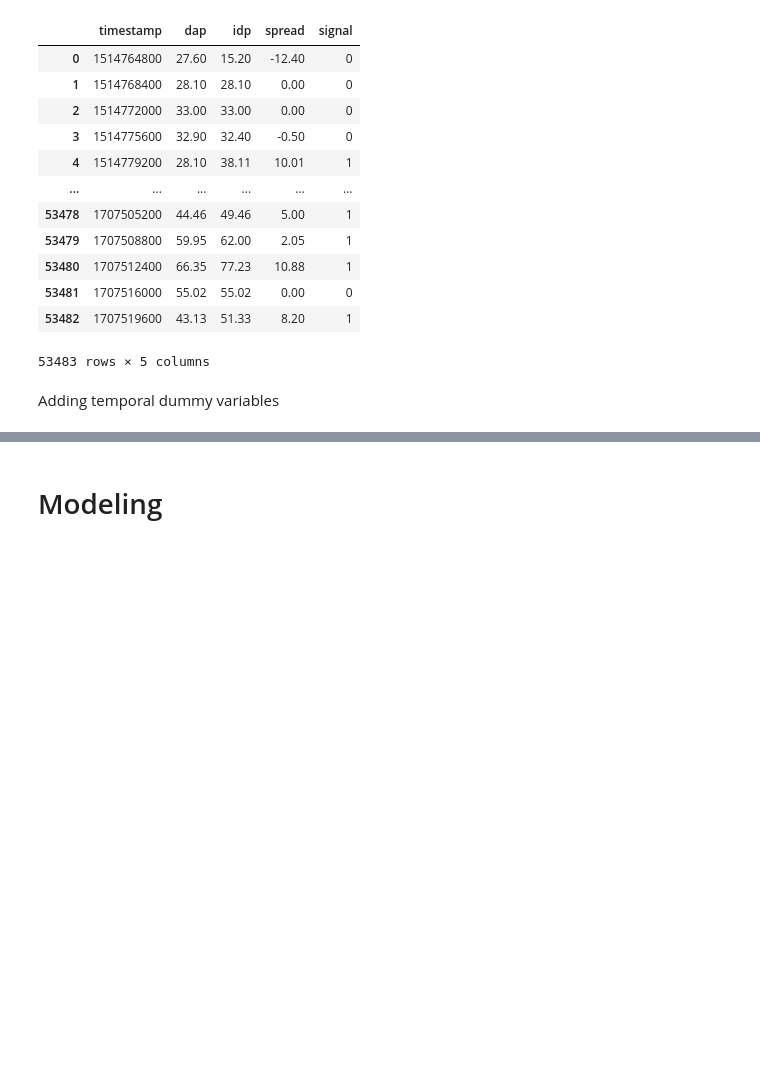
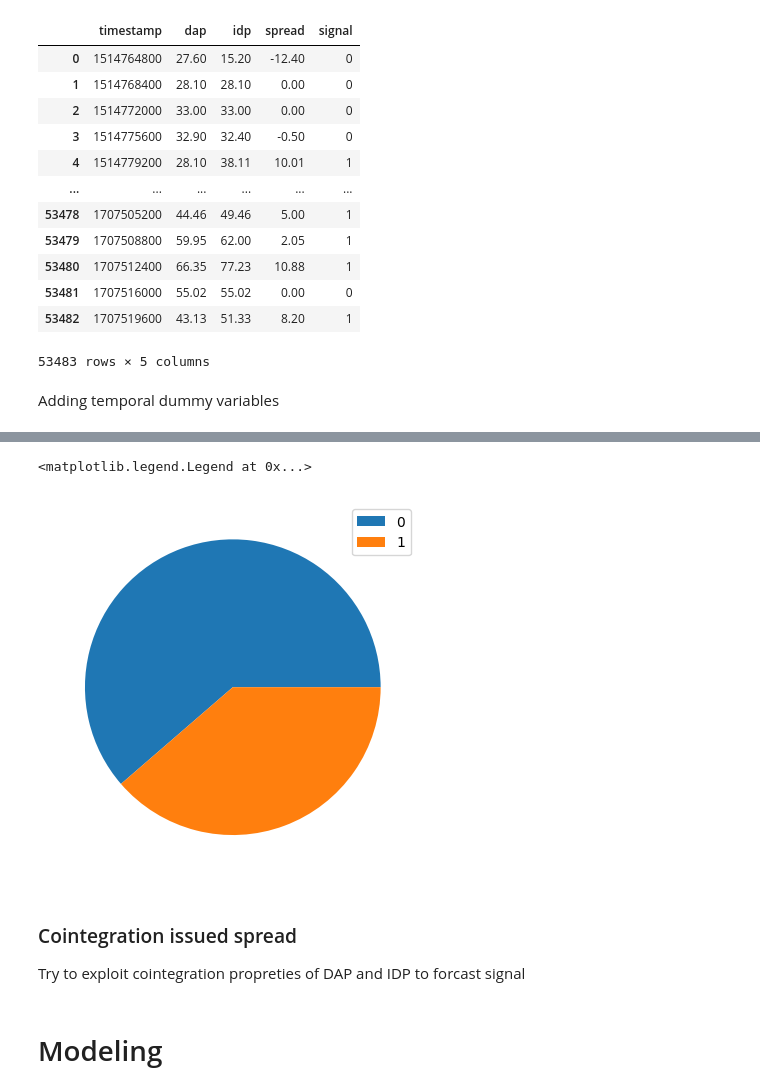
Before and after one commit to mzaoualim/electricity-price-forecasting, a Jupyter notebook: electricity_price_forcasting.ipynb, the cells around one changed output, grey strips where cells are left out. Saved outputs shown, nothing was run; the diff lists cells and outputs as text; code cells hidden in the pictures; blank space fills up the shorter version.

```diff
--- a/electricity_price_forcasting.ipynb
+++ b/electricity_price_forcasting.ipynb
@@ -434,0 +468,9 @@ c
+# %%
+plt.pie(data['signal'].value_counts())
+plt.legend(labels=(0, 1))
+# %% [output]
+<matplotlib.legend.Legend at 0x...>
+[figure, added]
+# %% [markdown]
+### Cointegration issued spread
+Try to exploit cointegration propreties of DAP and IDP to forcast signal
```
Also changed, not shown: parts of 53 cells of this notebook.
